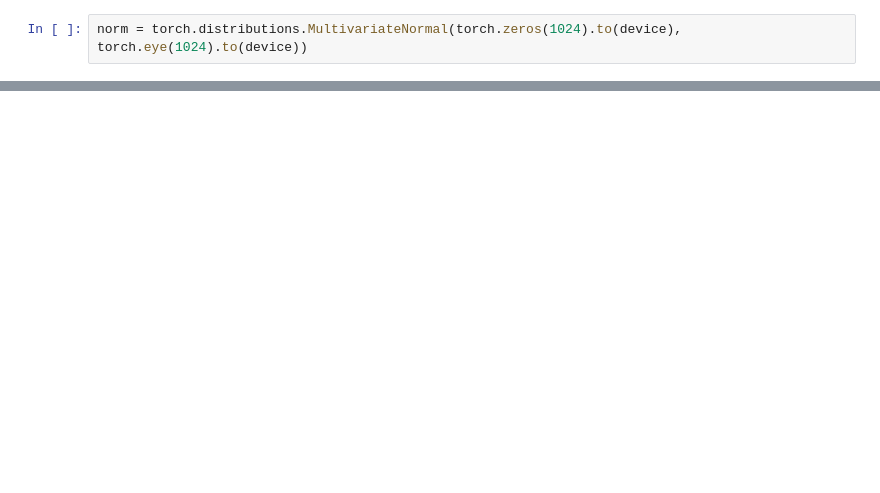
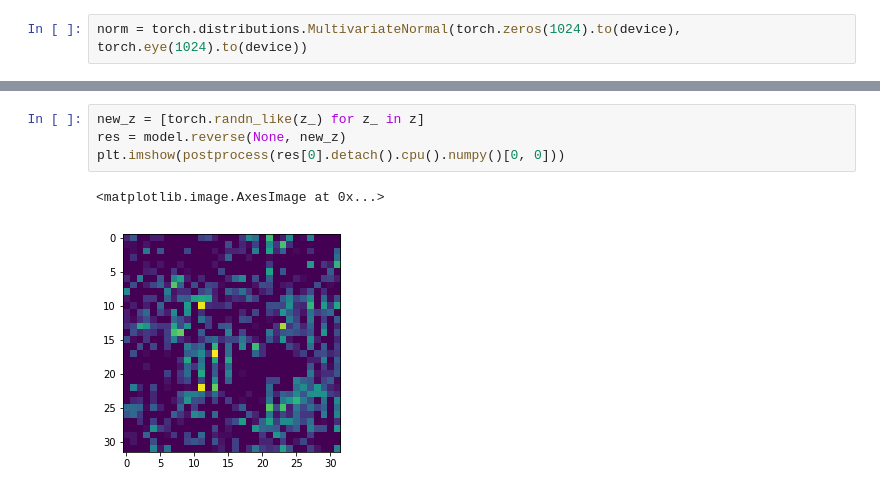
Before and after one commit to Akiiino/GLOW, a Jupyter notebook: Glow.ipynb, the cells around one changed output, grey strips where cells are left out. Cells and saved outputs as stored; diff of their text form; blank space fills up the shorter version.

```diff
--- a/Glow.ipynb
+++ b/Glow.ipynb
@@ -265,3 +290,10 @@ tensor([-951.0001], device='cuda:0', grad_fn=<ThSubBackward>)
+# %%
+new_z = [torch.randn_like(z_) for z_ in z]
+res = model.reverse(None, new_z)
+plt.imshow(postprocess(res[0].detach().cpu().numpy()[0, 0]))
+# %% [output]
+<matplotlib.image.AxesImage at 0x...>
+[figure, added]
 # %%
 z[-1][-1, -1, -1, -1] += 0.1
 res = model.reverse(None, z)
```
Also changed, not shown: parts of 14 cells of this notebook.
